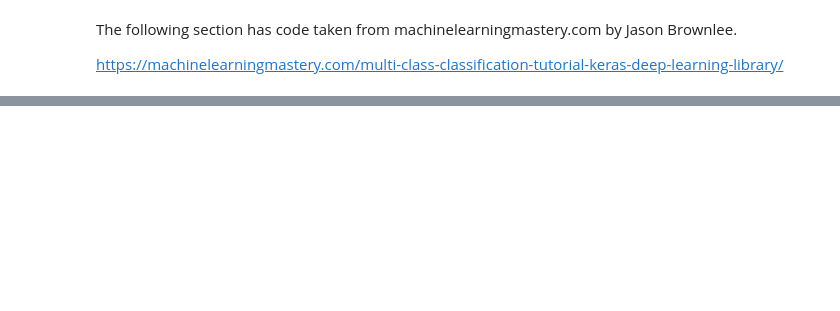
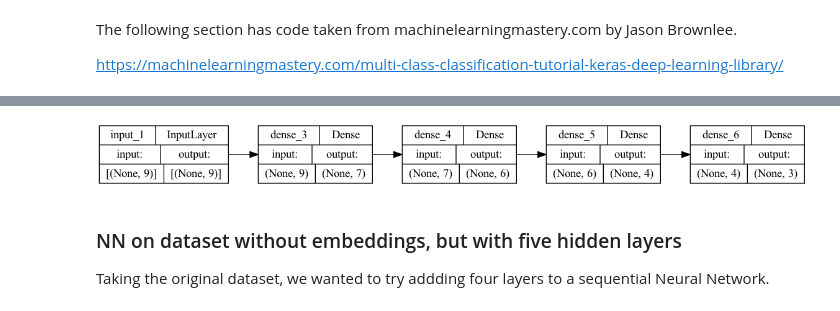
Before and after one commit to yaosam521/ML-Lab-5, a Jupyter notebook: Lab-5.ipynb, the cells around one changed output, grey strips where cells are left out. Cells and saved outputs as stored; diff of their text form; code cells hidden in the pictures; blank space fills up the shorter version.

```diff
--- a/Lab-5.ipynb
+++ b/Lab-5.ipynb
@@ -633,0 +663,11 @@ dict_keys(['loss', 'accuracy', 'val_loss', 'val_accuracy'])
+# %%
+%pip install pydot
+%pip install graphviz
+
+from tensorflow.keras.utils import plot_model
+
+plot_model(
+    model, to_file='model.png', show_shapes=True, show_layer_names=True,
+    rankdir='LR', expand_nested=False, dpi=96
+)
+# %% [output]
@@ -633,0 +679,5 @@ dict_keys(['loss', 'accuracy', 'val_loss', 'val_accuracy'])
+[figure, added]
+# %% [markdown]
+### NN on dataset without embeddings, but with five hidden layers
+
+Taking the original dataset, we wanted to try addding four layers to a sequential Neural Network.
```
Also changed, not shown: parts of 15 cells of this notebook.
